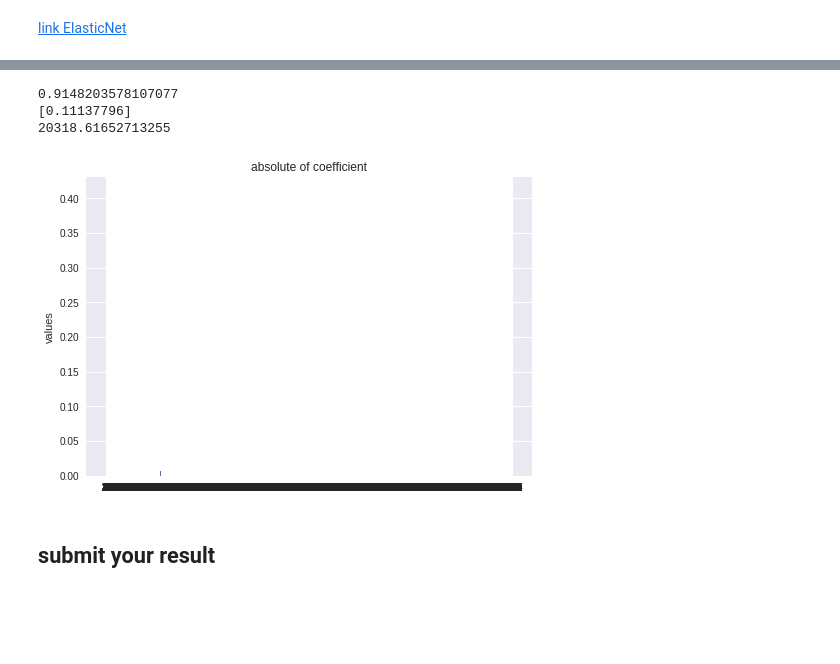
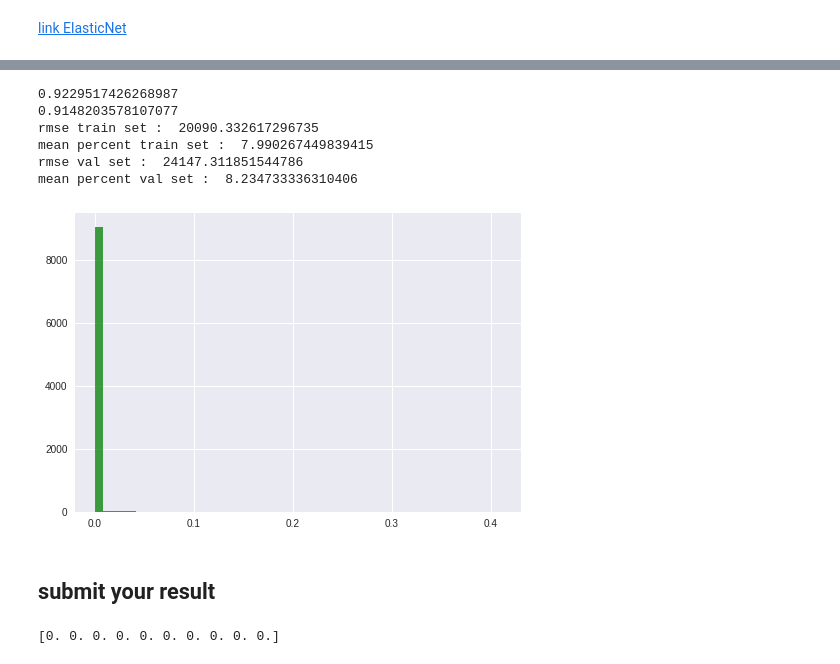
Before and after one commit to Pataweepr/applyML_vistec_2019, a Jupyter notebook: hw3_Titanic.ipynb, the cells around one changed output, grey strips where cells are left out. Drawn from its saved outputs; the diff is of its cells as text; code cells hidden in the pictures; blank space fills up the shorter version.

```diff
--- a/hw3_Titanic.ipynb
+++ b/hw3_Titanic.ipynb
@@ -199,8 +223,26 @@ print(np.where(np.isnan(train_np)))
 (array([], dtype=int64), array([], dtype=int64))
 # %%
 train_np = np.array(train_data[num_features].values)
-train_log1p_price = np.log1p(np.array(train_data['SalePrice'].values))
+train_price_data = np.array(train_data['SalePrice'].values)
+train_log1p_price = np.log1p(train_price_data)
 train_normalizer = normalizer(train_np)
 train_np_norm = train_normalizer.transform(train_np)
 price_normalizer = normalizer(train_log1p_price,is_one_dim = True)
 train_log1p_price_norm = price_normalizer.transform(train_log1p_price.reshape(1,len(train_log1p_price))).reshape(len(train_log1p_price))
+
+lin_reg = LinearRegression().fit(train_np_norm, train_log1p_price_norm)
+train_predict_log1p_norm = lin_reg.predict(train_np_norm)
+
+print(lin_reg.score(train_np_norm, train_log1p_price_norm))
+
+val_np = np.array(val_data[num_features].values)
+val_price_data = np.array(val_data['SalePrice'].values)
+val_log1p_price = np.log1p(val_price_data)
+val_np_norm = train_normalizer.transform(val_np)
+val_log1p_price_norm = price_normalizer.transform(val_log1p_price.reshape(1,len(val_log1p_price))).reshape(len(val_log1p_price))
+
+print(lin_reg.score(val_np_norm, val_log1p_price_norm))
+
+val_predict_log1p_norm = lin_reg.predict(val_np_norm)
+
+rms_train,mp_train,rms_val,mp_val = evaluate_lin_reg(train_predict_log1p_norm,val_predict_log1p_norm,train_price_data,val_price_data,price_normalizer)
@@ -406,30 +407,43 @@ print(delta_x)
-# %%
-val_predict_l1_log1p_norm = lin_reg_l1.predict(val_poly_norm)
-print(lin_reg_l1.score(val_poly_norm, val_log1p_price_norm))
-
-val_predict_l1_log1p = price_normalizer.inverse_transform(val_predict_l1_log1p_norm.reshape((len(val_predict_l1_log1p_norm),1))).reshape(len(val_predict_l1_log1p_norm))
-
-delta_k_norm = np.sqrt(mean_squared_error(val_predict_l1_log1p_norm,val_log1p_price_norm)) #mean_squared_error(val_predict_l1_log1p_norm,val_log1p_price_norm)
-delta_k = delta_k_norm/price_normalizer.scale_
-
-print(delta_k)
-delta_x = np.mean(np.exp(val_predict_l1_log1p)*delta_k)
-print(delta_x)
-# %% [output]
-0.9148203578107077
-[0.11137796]
-20318.61652713255
+# %%
+train_poly_np = preprocessing.PolynomialFeatures(3).fit_transform(train_np)
+train_poly_normalizer = normalizer(train_poly_np)
+train_poly_norm = train_poly_normalizer.transform(train_poly_np)
+
+val_poly_np = preprocessing.PolynomialFeatures(3).fit_transform(val_np)
+val_poly_norm = train_poly_normalizer.transform(val_poly_np)
+
+alpha_sel = 0.00005
+l1_ratio_sel = 1.0
+
+lin_reg_l1 = ElasticNet(alpha = alpha_sel, l1_ratio = l1_ratio_sel).fit(train_poly_norm, train_log1p_price_norm)
+train_predict_l1_log1p_norm = lin_reg_l1.predict(train_poly_norm)
+print(lin_reg_l1.score(train_poly_norm, train_log1p_price_norm))
+
+val_predict_l1_log1p_norm = lin_reg_l1.predict(val_poly_norm)
+print(lin_reg_l1.score(val_poly_norm, val_log1p_price_norm))
+
+rms_train,mp_train,rms_val,mp_val = evaluate_lin_reg(train_predict_l1_log1p_norm,val_predict_l1_log1p_norm,train_price_data,val_price_data,price_normalizer)
+# %% [output]
+0.9229517426268987
+0.9148203578107077
+rmse train set :  20090.332617296735
+mean percent train set :  7.990267449839415
+rmse val set :  24147.311851544786
+mean percent val set :  8.234733336310406
 # %%
 coeff_np = np.array(lin_reg_l1.coef_)
 ind = np.arange(coeff_np.shape[0])
 
-plt.bar(ind, np.absolute(coeff_np), align='center', alpha=1.0)
-plt.xticks(ind)
-plt.ylabel('values')
-plt.title('absolute of coefficient')
-
+n, bins, patches = plt.hist(np.absolute(coeff_np), 50, facecolor='g', alpha=0.75)
 plt.show()
 # %% [output]
-[figure, old version]
+[figure, new version]
 # %% [markdown]
 ## submit your result
+# %%
+a = np.arange(1,11)
+b = np.arange(11,21)
+c = np.arange(1,11)/np.arange(11,21)
+print(a/b - c)
+# %% [output]
+[0. 0. 0. 0. 0. 0. 0. 0. 0. 0.]
```
Also changed, not shown: parts of 23 cells of this notebook.
